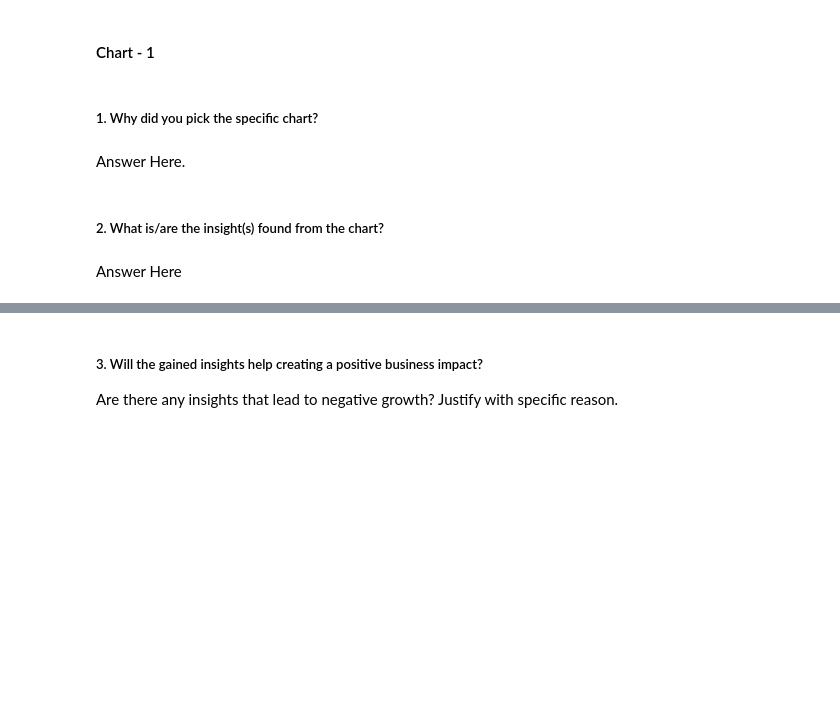
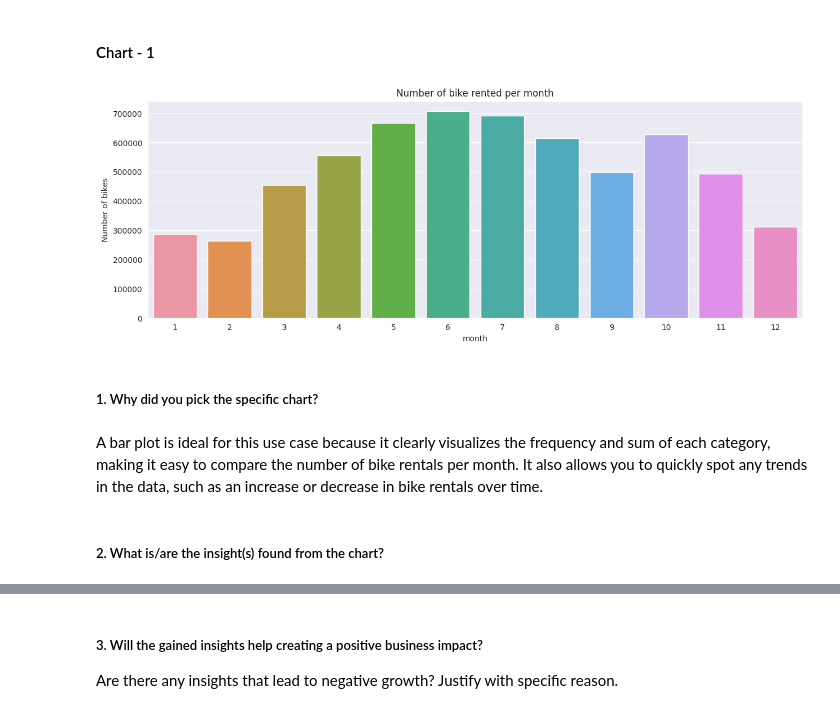
Before and after one commit to Vijaysiraw/ML_Regression_Bike_Sharing_Demand_Prediction, a Jupyter notebook: ML_Regression_Bike_Sharing_Demand_Prediction.ipynb, the cells around one changed output, grey strips where cells are left out. Drawn from its saved outputs; the diff is of its cells as text; code cells hidden in the pictures; blank space fills up the shorter version.

```diff
--- a/ML_Regression_Bike_Sharing_Demand_Prediction.ipynb
+++ b/ML_Regression_Bike_Sharing_Demand_Prediction.ipynb
@@ -344,8 +348,21 @@ Finally, we have 8760 rows and 15 columns of data that can be used to analyze an
+# %%
+# Chart - 1 visualization code
+#grouping the data according to month
+monthly_prediction=round(sb.groupby('month')['rented_bike_count'].sum().reset_index(),2)
+# %%
+# number of bike rented per month
+plt=reload(plt)
+sns.set_style('darkgrid')
+plt.figure(figsize=(15,5))
+sns.barplot(x='month',y='rented_bike_count',data=monthly_prediction)
+plt.title("Number of bike rented per month")
+plt.ylabel('Number of bikes')
+plt.show()
+# %% [output]
+[figure, added]
 # %% [markdown]
 ##### 1. Why did you pick the specific chart?
-# %% [markdown]
-Answer Here.
+# %% [markdown]
+A bar plot is ideal for this use case because it clearly visualizes the frequency and sum of each category, making it easy to compare the number of bike rentals per month. It also allows you to quickly spot any trends in the data, such as an increase or decrease in bike rentals over time.
 # %% [markdown]
 ##### 2. What is/are the insight(s) found from the chart?
-# %% [markdown]
-Answer Here
```
Also changed, not shown: parts of 25 cells of this notebook.
